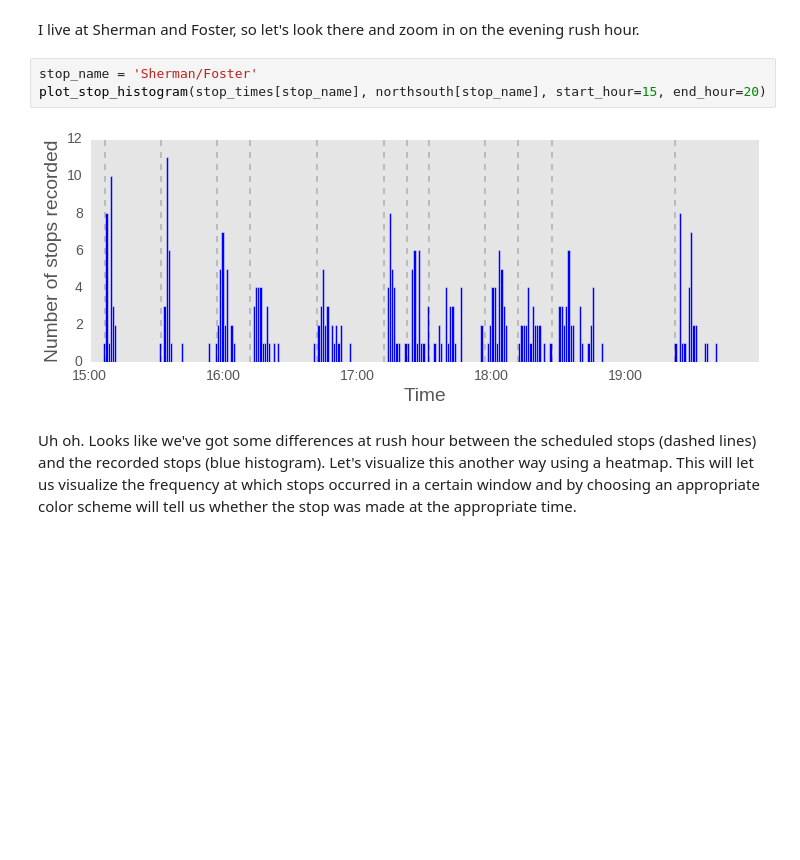
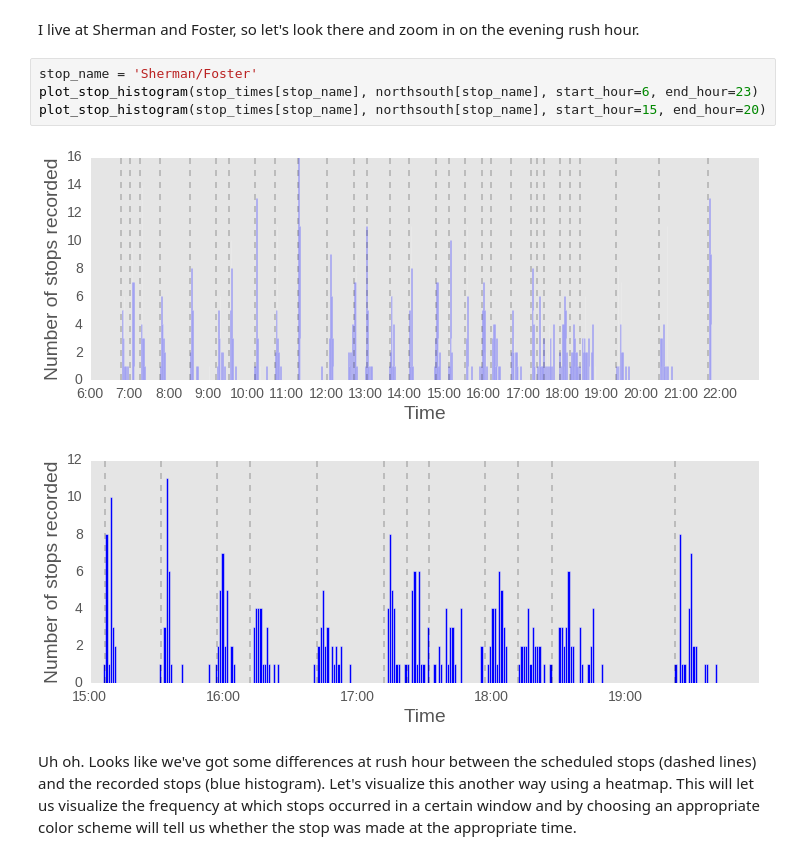
Before and after one commit to chrisjkuch/busdata, a Jupyter notebook: Bus_Plotter_pd.ipynb, the cells around one changed output. Drawn from its saved outputs; the diff is of its cells as text; blank space fills up the shorter version.

```diff
--- a/Bus_Plotter_pd.ipynb
+++ b/Bus_Plotter_pd.ipynb
@@ -148,9 +148,11 @@ def plot_stop_histogram(stop_series, scheduled_stops, start_hour=6, end_hour=24,
 I live at Sherman and Foster, so let's look there and zoom in on the evening rush hour.
 # %%
 stop_name = 'Sherman/Foster'
+plot_stop_histogram(stop_times[stop_name], northsouth[stop_name], start_hour=6, end_hour=23)
 plot_stop_histogram(stop_times[stop_name], northsouth[stop_name], start_hour=15, end_hour=20)
 # %% [output]
-[figure, old version]
+[figure, new version]
+[figure, added]
 # %% [markdown]
 Uh oh. Looks like we've got some differences at rush hour between the scheduled stops (dashed lines) and the recorded stops (blue histogram). Let's visualize this another way using a heatmap. This will let us visualize the frequency at which stops occurred in a certain window and by choosing an appropriate color scheme will tell us whether the stop was made at the appropriate time.
 # %%
```
Also changed, not shown: parts of 9 cells of this notebook, 1 other file.
